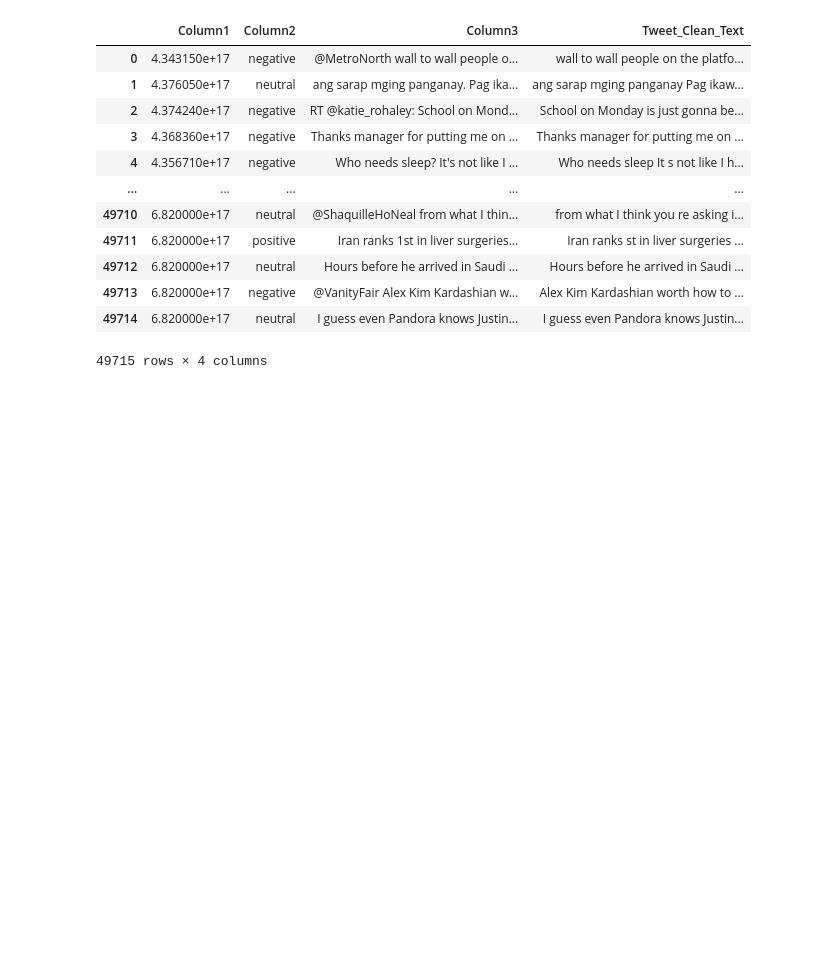
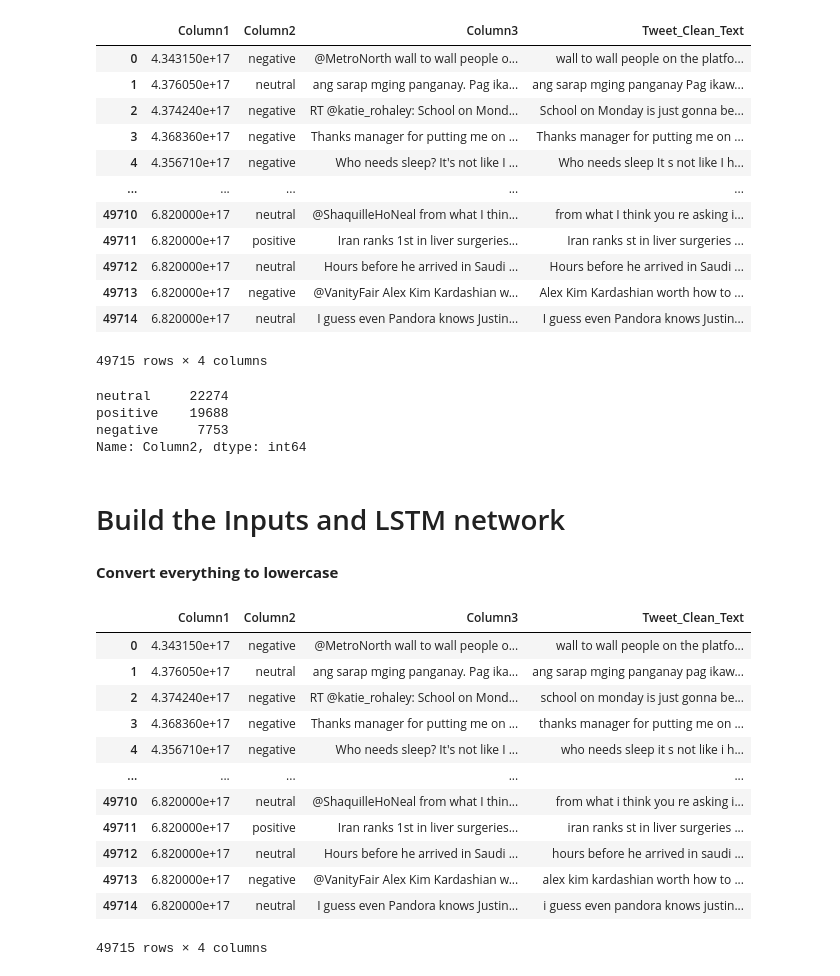
Before and after one commit to tushar-1996/DataMiningProject, a Jupyter notebook: Notebooks/Deep_Learning_Approaches_to_Twitter_Sentiment_Analysis.ipynb, the cells around one changed output. Cells and saved outputs as stored; diff of their text form; code cells hidden in the pictures; blank space fills up the shorter version.

```diff
--- a/Notebooks/Deep_Learning_Approaches_to_Twitter_Sentiment_Analysis.ipynb
+++ b/Notebooks/Deep_Learning_Approaches_to_Twitter_Sentiment_Analysis.ipynb
@@ -333,3 +343,31 @@ semeval_frame
 | 49713 | 6.820000e+17 | negative | @VanityFair Alex Kim Kardashian w... | Alex Kim Kardashian worth how to ... |
 | 49714 | 6.820000e+17 | neutral | I guess even Pandora knows Justin... | I guess even Pandora knows Justin... |
 49715 rows × 4 columns
+# %%
+semeval_frame['Column2'].value_counts()
+# %% [output]
+neutral     22274
+positive    19688
+negative     7753
+Name: Column2, dtype: int64
+# %% [markdown]
+# Build the Inputs and LSTM network
+# %% [markdown]
+**Convert everything to lowercase**
+# %%
+semeval_frame['Tweet_Clean_Text'] = semeval_frame['Tweet_Clean_Text'].apply(lambda x: x.lower())
+semeval_frame
+# %% [output]
+|  | Column1 | Column2 | Column3 | Tweet_Clean_Text |
+| 0 | 4.343150e+17 | negative | @MetroNorth wall to wall people o... | wall to wall people on the platfo... |
+| 1 | 4.376050e+17 | neutral | ang sarap mging panganay. Pag ika... | ang sarap mging panganay pag ikaw... |
+| 2 | 4.374240e+17 | negative | RT @katie_rohaley: School on Mond... | school on monday is just gonna be... |
+| 3 | 4.368360e+17 | negative | Thanks manager for putting me on ... | thanks manager for putting me on ... |
+| 4 | 4.356710e+17 | negative | Who needs sleep? It's not like I ... | who needs sleep it s not like i h... |
+| ... | ... | ... | ... | ... |
+| 49710 | 6.820000e+17 | neutral | @ShaquilleHoNeal from what I thin... | from what i think you re asking i... |
+| 49711 | 6.820000e+17 | positive | Iran ranks 1st in liver surgeries... | iran ranks st in liver surgeries ... |
+| 49712 | 6.820000e+17 | neutral | Hours before he arrived in Saudi ... | hours before he arrived in saudi ... |
+| 49713 | 6.820000e+17 | negative | @VanityFair Alex Kim Kardashian w... | alex kim kardashian worth how to ... |
+| 49714 | 6.820000e+17 | neutral | I guess even Pandora knows Justin... | i guess even pandora knows justin... |
+49715 rows × 4 columns
```
Also changed, not shown: parts of 30 cells of this notebook.
